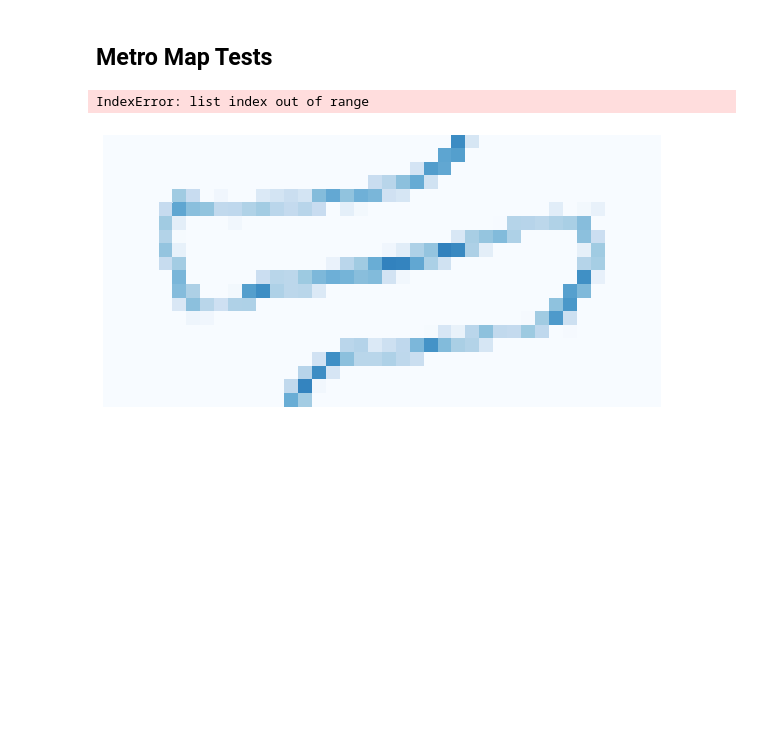
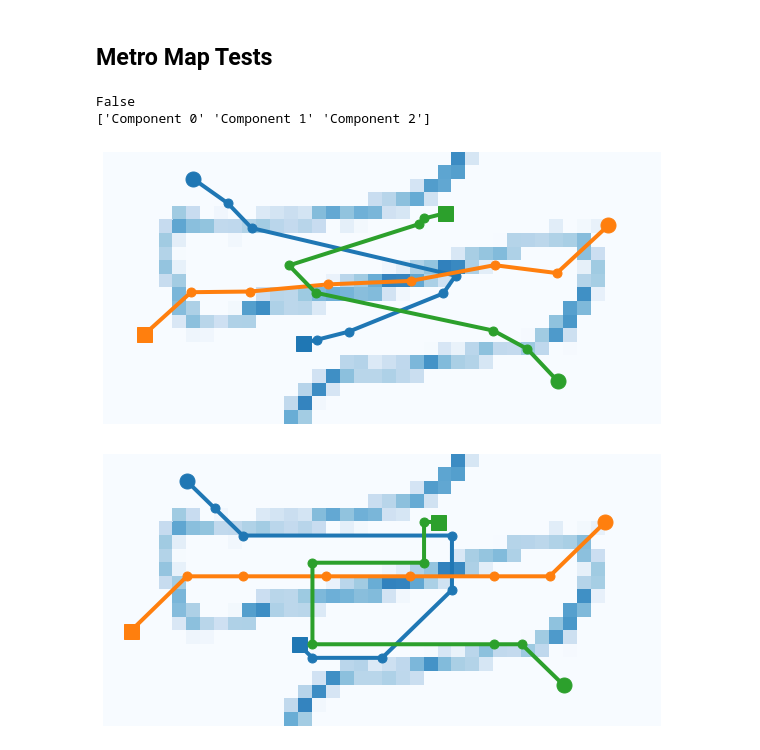
Before and after one commit to filipLoisel/SOS, a Jupyter notebook: UE3/src/main.ipynb, the cells around one changed output. Cells and saved outputs as stored; diff of their text form; code cells hidden in the pictures; blank space fills up the shorter version.

```diff
--- a/UE3/src/main.ipynb
+++ b/UE3/src/main.ipynb
@@ -105,19 +105,29 @@ def get_region_centers(component, n):
     return region_centers
 
 
-def get_component_lines(binned_planes, n):
+def get_component_lines(binned_planes, n, component_names = []):
     lines = []
-    component_names = []
+
+    isEmpty = False
+    print(component_names == [])
+    if component_names == []:
+        isEmpty = True
+
+
+
     for i, component in enumerate(binned_planes):
         region_centers = get_region_centers(component, n)
         lines.append(region_centers)
-        component_names.append('Component ' + str(i))
+
+        if isEmpty:
+
+            component_names.append('Component ' + str(i))
 
     return np.array(lines), np.array(component_names)
 
 
 
-lines, component_names = get_component_lines(discretize_planes(weight_vectors,n = 10), n = 10)
+lines, names = get_component_lines(discretize_planes(weight_vectors,n = 10), n = 10)
 
 lines
 # %% [output]
@@ -515,14 +527,17 @@ clusters_weight = SOMToolBoxParser("datasets/10clusters/10clusters_large.wgt.gz"
 # %%
 chain_planes = discretize_planes(chain_weight, n = 8)
 u_matrix = umatrix(chain_weight['ydim'], chain_weight['xdim'], chain_weight['arr'])
 
-lines = get_component_lines(chain_planes, n = 8)
-visualize(lines, u_matrix)
-snapped_lines = snap_component_lines(lines, chain_planes, 8)
-visualize(snapped_lines, u_matrix)
+lines, names = get_component_lines(chain_planes, n = 8)
+print(names)
+visualize(lines, u_matrix, component_names = names)
+snapped_lines = snap_component_lines(lines, chain_planes, step = 1)
+visualize(snapped_lines, u_matrix, component_names = names)
 # %% [output]
-IndexError: list index out of range
+False
+['Component 0' 'Component 1' 'Component 2']
-[figure, old version]
+[figure, new version]
+[figure, added]
 # %%
 cluster_planes = discretize_planes(clusters_weight, n = 7)
 u_matrix = umatrix(clusters_weight['ydim'], clusters_weight['xdim'], clusters_weight['arr'])
```
Also changed, not shown: parts of 3 cells of this notebook.
